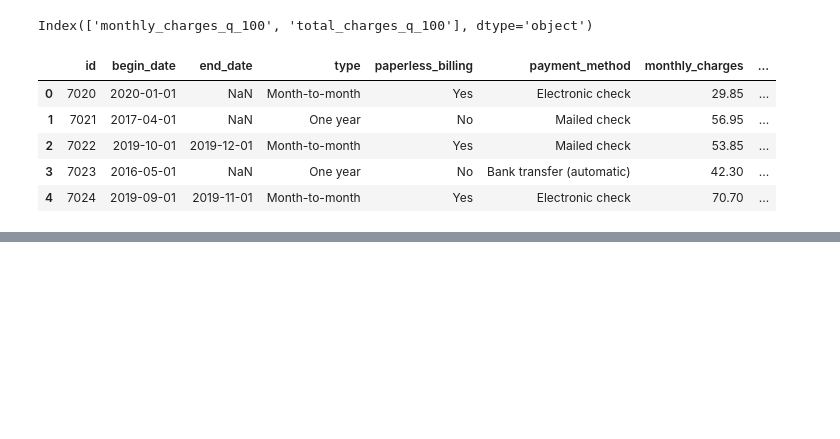
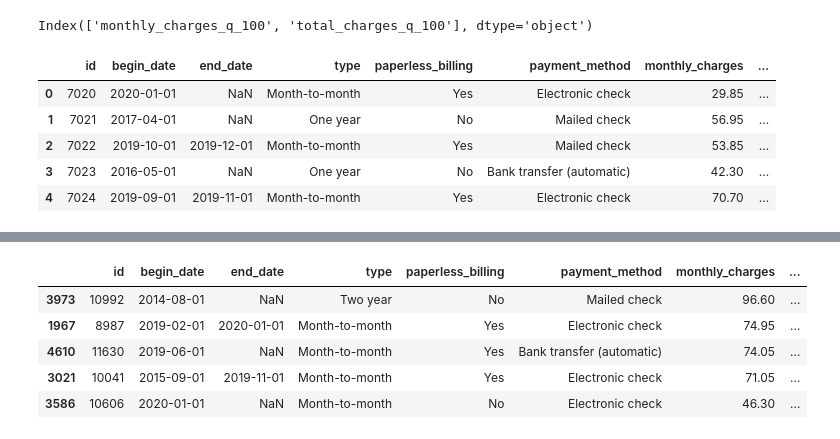
Before and after one commit to kruglikovAlex/mle-mlflow, a Jupyter notebook: notebooks/mlflow_EDA_t3_6_l5_11.ipynb, the cells around one changed output, grey strips where cells are left out. Drawn from its saved outputs; the diff is of its cells as text; code cells hidden in the pictures; blank space fills up the shorter version.

Commit message:
Спринт 2/11: 2 спринт. Улучшение baseline-модели → Тема 3/6: Feature engineering — генерация и отбор признаков → Урок 5/11 Работа с признаками. Практика

```diff
--- a/notebooks/mlflow_EDA_t3_6_l5_11.ipynb
+++ b/notebooks/mlflow_EDA_t3_6_l5_11.ipynb
@@ -258,0 +589,4 @@ num_df.head()
+# %%
+from catboost import CatBoostClassifier
+# загрузка модели
+model = CatBoostClassifier(auto_class_weights='Balanced')
@@ -258,0 +595,13 @@ num_df.head()
+# %%
+X_train, X_test, y_train, y_test = train_test_split(
+    num_df,
+    num_df['target'],
+    stratify=data['target']
+)
+# %%
+pipeline_new = Pipeline(
+    [
+        ('preprocessor', preprocessor),
+        ('model', model)
+    ]
+)
@@ -258,0 +628,4 @@ num_df.head()
+# %%
+# обучите пайплайн
+pipeline_new.fit(X_train, y_train)
+y_pred = pipeline_new.predict(X_test)
@@ -258,0 +714,9 @@ num_df.head()
+# %%
+X_train.head(5)
+# %% [output]
+|  | id | begin_date | end_date | type | paperless_billing | payment_method | monthly_charges | ... |
+| 3973 | 10992 | 2014-08-01 | NaN | Two year | No | Mailed check | 96.60 | ... |
+| 1967 | 8987 | 2019-02-01 | 2020-01-01 | Month-to-month | Yes | Electronic check | 74.95 | ... |
+| 4610 | 11630 | 2019-06-01 | NaN | Month-to-month | Yes | Bank transfer (automatic) | 74.05 | ... |
+| 3021 | 10041 | 2015-09-01 | 2019-11-01 | Month-to-month | Yes | Electronic check | 71.05 | ... |
+| 3586 | 10606 | 2020-01-01 | NaN | Month-to-month | No | Electronic check | 46.30 | ... |
```
Also changed, not shown: parts of 64 cells of this notebook, 6 other files.
